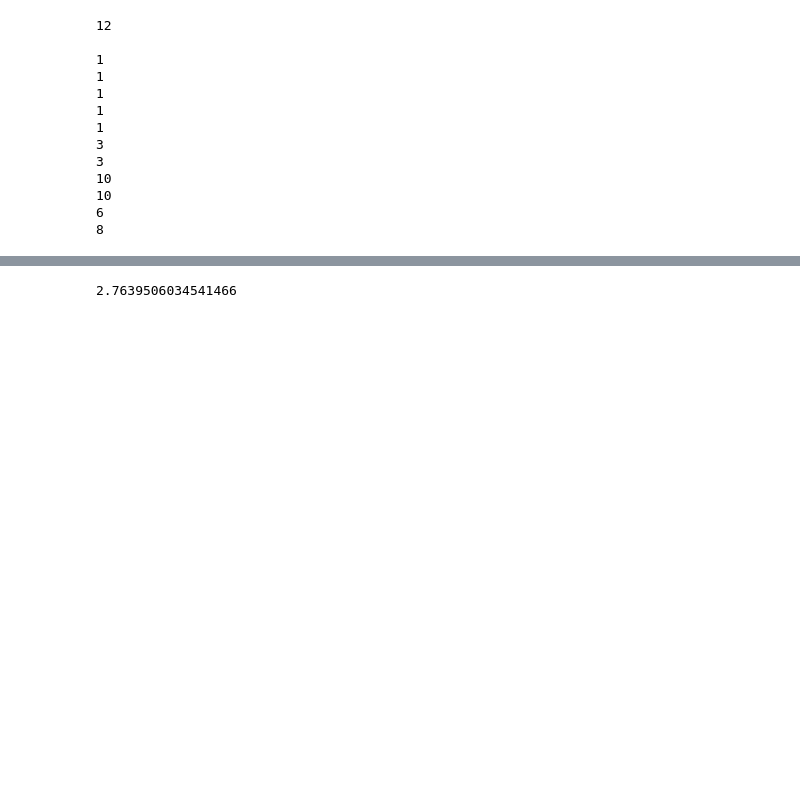
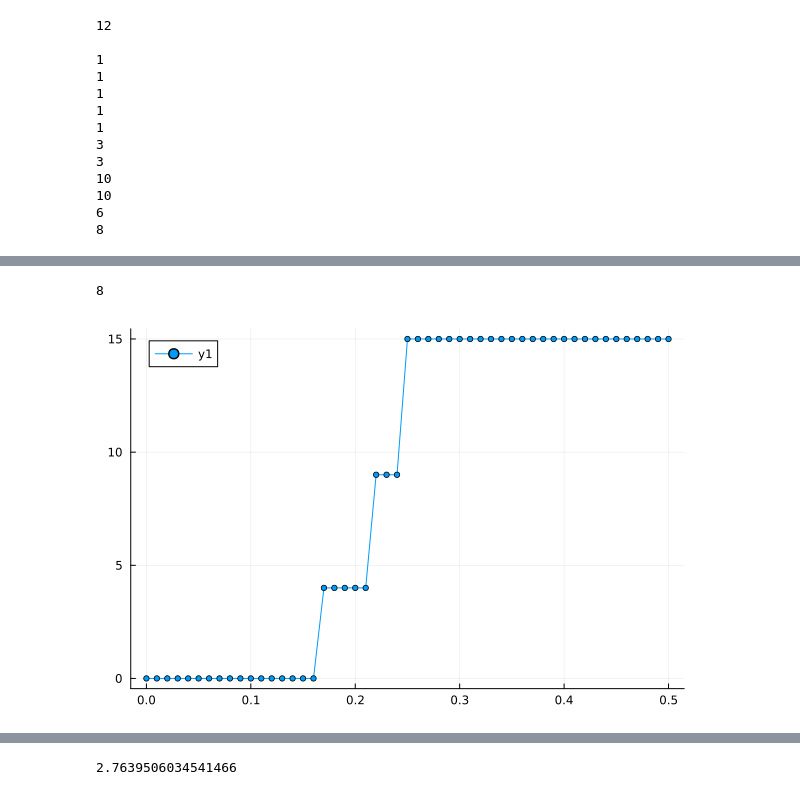
Before and after one commit to jahauser/single_shot, a Jupyter notebook: notebooks/26_06_19.ipynb, the cells around one changed output, grey strips where cells are left out. Saved outputs shown, nothing was run; the diff lists cells and outputs as text; code cells hidden in the pictures; blank space fills up the shorter version.

```diff
--- a/notebooks/26_06_19.ipynb
+++ b/notebooks/26_06_19.ipynb
@@ -188,0 +189,77 @@ plot(0.0:0.001:0.5, counts, m=3)
+# %%
+# horizontal_checks = [0 1 1 0 0 0 0 0
+#                      0 0 0 1 1 0 1 0
+#                      0 1 1 0 1 1 0 0
+#                      0 0 0 0 1 0 0 0
+#                      0 0 0 1 1 1 1 0
+#                      0 0 0 0 0 0 0 0
+#                      0 0 0 0 0 0 0 0
+#                      0 0 0 0 0 0 0 0]
+
+# vertical_checks = [0 0 0 0 0 0 0 0
+#                    1 0 1 0 0 0 0 0
+#                    1 0 0 0 1 1 1 0
+#                    0 0 1 1 1 0 1 0
+#                    0 0 1 0 0 0 1 0
+#                    0 0 0 0 0 0 0 0
+#                    0 0 0 0 0 0 0 0
+#                    0 0 0 0 0 0 0 0]
+
+
+horizontal_checks = [0 1 1 0 0 0 0 0
+                     0 0 0 0 1 0 1 0
+                     0 1 1 0 0 1 0 0
+                     0 0 0 0 0 0 0 0
+                     0 0 0 0 0 1 1 0
+                     0 0 0 0 0 0 0 0
+                     0 0 0 0 0 0 0 0
+                     0 0 0 0 0 0 0 0]
+
+vertical_checks = [0 0 0 0 0 0 0 0
+                   1 0 1 0 0 0 0 0
+                   1 0 0 0 1 1 1 0
+                   0 0 1 0 1 0 0 0
+                   0 0 1 0 0 0 1 0
+                   0 0 0 0 0 0 0 0
+                   0 0 0 0 0 0 0 0
+                   0 0 0 0 0 0 0 0]
+
+# horizontal_diff = rand(8, 8) .< 0.15
+# vertical_diff = rand(8, 8) .< 0.15
+
+# horizontal_checks = horizontal_checks .⊻ horizontal_diff
+# vertical_checks = vertical_checks .⊻ vertical_diff
+
+
+function pad_square(M::AbstractMatrix, x::Int)
+    rows, cols = size(M)
+    new_rows = rows + 2 * x
+    new_cols = cols + 2 * x
+    new_M = zeros(Bool, new_rows, new_cols)
+    new_M[x+1:x+rows, x+1:x+cols] = M
+    return new_M
+end
+
+
+horizontal_checks = pad_square(horizontal_checks, 7)
+vertical_checks = pad_square(vertical_checks, 7)
+
+println(length(detect_charges(horizontal_checks, vertical_checks)))
+println()
+
+q = 0.1
+
+counts = Int[]
+
+for peff in 0.0:0.01:0.5
+    horizontal_checks2 = deepcopy(horizontal_checks)
+    vertical_checks2 = deepcopy(vertical_checks)
+    horizontal_checks3, vertical_checks3 = heal((horizontal_checks2, vertical_checks2), peff, q)
+    domain = track_domains((horizontal_checks3, vertical_checks3))
+    push!(counts, sum(domain))
+end
+
+plot(0.0:0.01:0.5, counts, m=3)
+# %% [output]
+8
+[figure, added]
```
Also changed, not shown: parts of 5 cells of this notebook, 2 other files.
